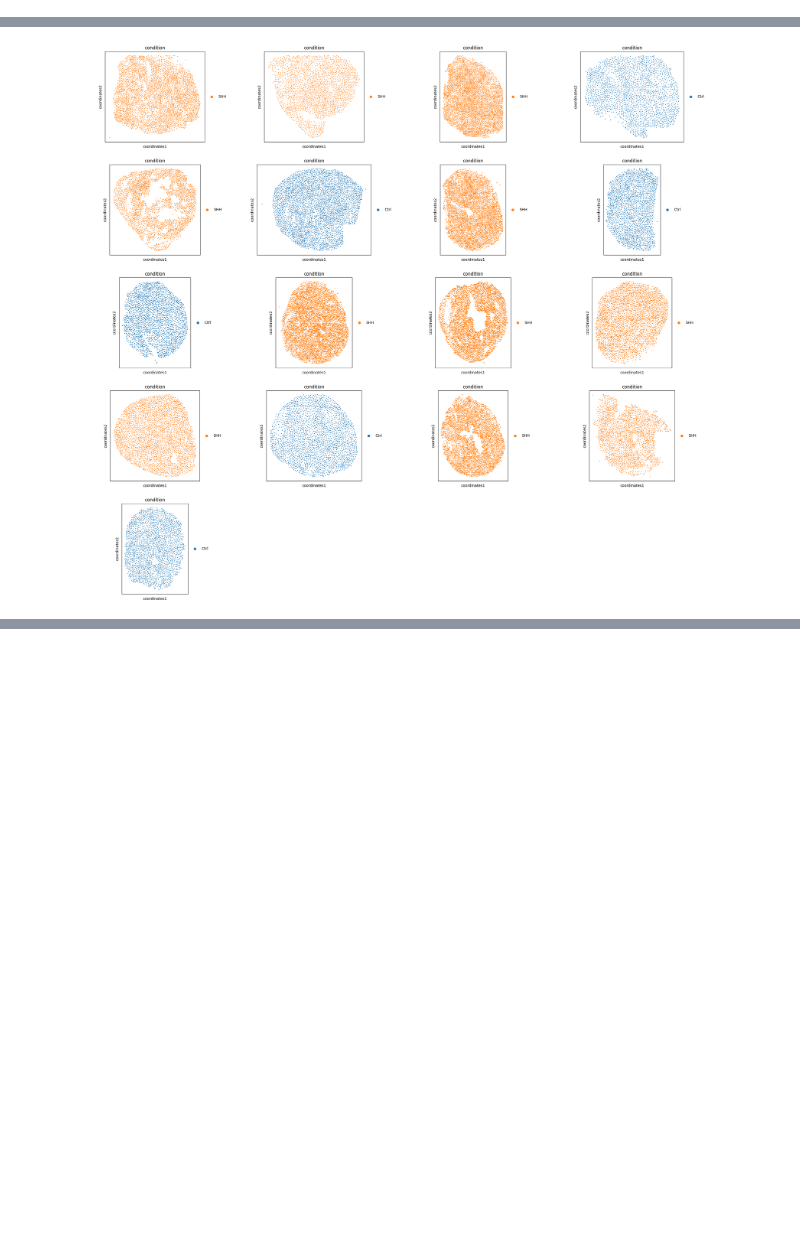
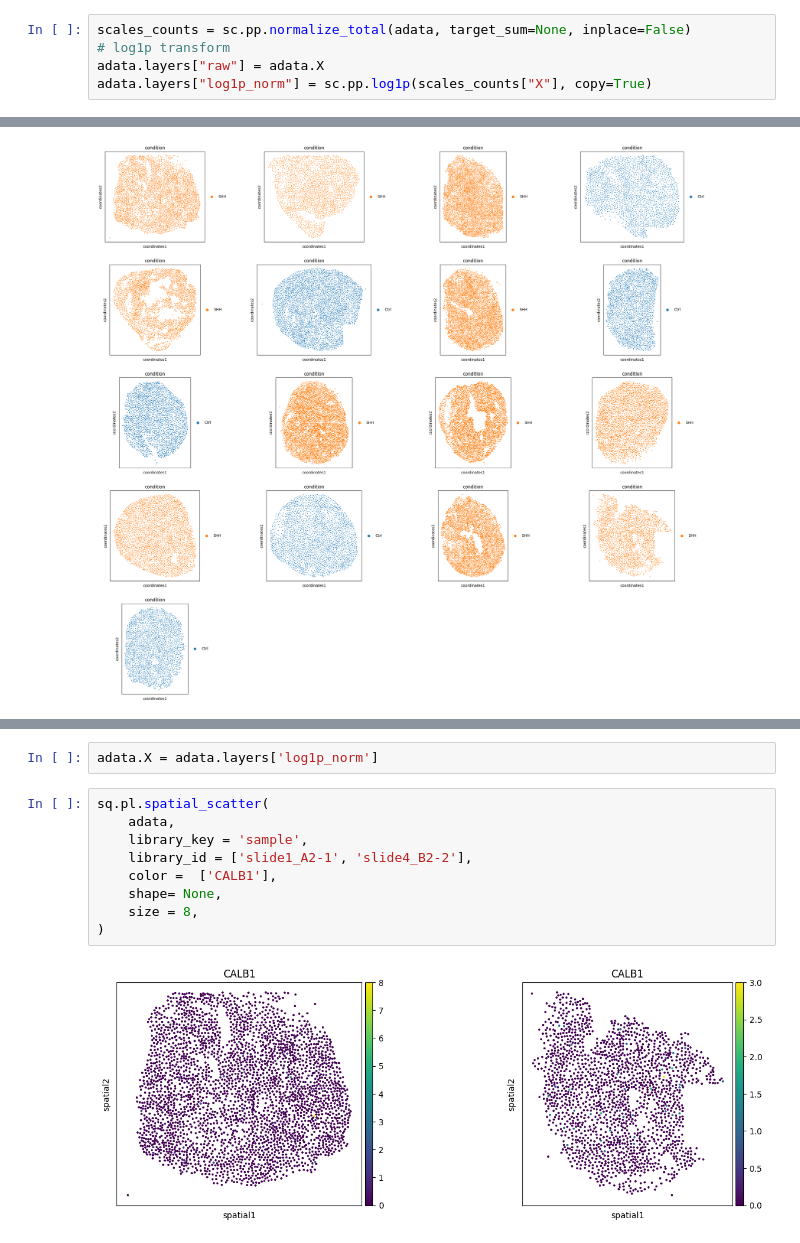
Before and after one commit to theislab/interscale, a Jupyter notebook: docs/notebooks/data/legnini23.ipynb, the cells around one changed output, grey strips where cells are left out. Cells and saved outputs as stored; diff of their text form; blank space fills up the shorter version.

```diff
--- a/docs/notebooks/data/legnini23.ipynb
+++ b/docs/notebooks/data/legnini23.ipynb
@@ -17,6 +21,11 @@ adata
 AnnData object with n_obs × n_vars = 43762 × 88
     obs: 'Cell', 'Area', 'x', 'y', 'sample', 'condition', 'organoid', 'sliding_window_assignment', 'globalX', 'globalY', 'obs_names'
     obsm: 'spatial'
+# %%
+scales_counts = sc.pp.normalize_total(adata, target_sum=None, inplace=False)
+# log1p transform
+adata.layers["raw"] = adata.X
+adata.layers["log1p_norm"] = sc.pp.log1p(scales_counts["X"], copy=True)
 # %%
 # adata.obsm['spatial'] = adata.obsm['coordinates']
 # del adata.obsm['coordinates']
@@ -155,0 +147,13 @@ sq.gr.spatial_neighbors(adata, spatial_key='coordinates')
+# %%
+adata.X = adata.layers['log1p_norm']
+# %%
+sq.pl.spatial_scatter(
+    adata,
+    library_key = 'sample',
+    library_id = ['slide1_A2-1', 'slide4_B2-2'],
+    color =  ['CALB1'],
+    shape= None,
+    size = 8,
+)
+# %% [output]
+[figure, added]
```
Also changed, not shown: parts of 26 cells of this notebook, 3 other files.
